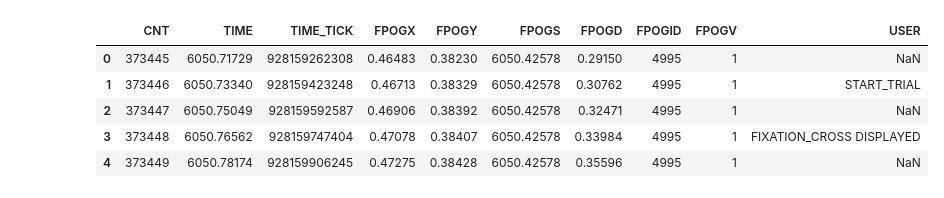
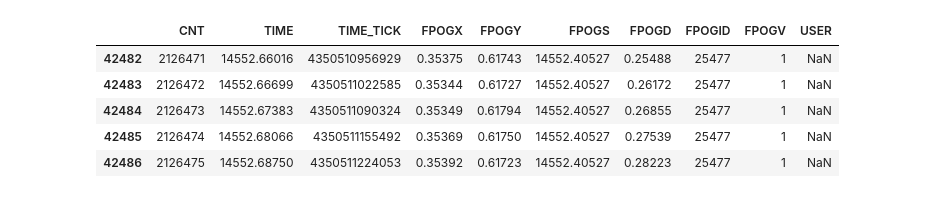
Before and after one commit to zubairikhan/team_brownie, a Jupyter notebook: analysisV2.ipynb, the cells around one changed output. Drawn from its saved outputs; the diff is of its cells as text; code cells hidden in the pictures.

```diff
--- a/analysisV2.ipynb
+++ b/analysisV2.ipynb
@@ -181,14 +290,14 @@ for file in subject_files:
     df = df[['CNT', 'TIME', 'TIME_TICK', 'FPOGX', 'FPOGY', 'FPOGS', 'FPOGD', 'FPOGID', 'FPOGV', 'USER']]
     subjects_data.append(df)
 # %%
-subjects_data[0].head()
+subjects_data[3].tail()
 # %% [output]
 |  | CNT | TIME | TIME_TICK | FPOGX | FPOGY | FPOGS | FPOGD | FPOGID | FPOGV | USER |
-| 0 | 373445 | 6050.71729 | 928159262308 | 0.46483 | 0.38230 | 6050.42578 | 0.29150 | 4995 | 1 | NaN |
-| 1 | 373446 | 6050.73340 | 928159423248 | 0.46713 | 0.38329 | 6050.42578 | 0.30762 | 4995 | 1 | START_TRIAL |
-| 2 | 373447 | 6050.75049 | 928159592587 | 0.46906 | 0.38392 | 6050.42578 | 0.32471 | 4995 | 1 | NaN |
-| 3 | 373448 | 6050.76562 | 928159747404 | 0.47078 | 0.38407 | 6050.42578 | 0.33984 | 4995 | 1 | FIXATION_CROSS DISPLAYED |
-| 4 | 373449 | 6050.78174 | 928159906245 | 0.47275 | 0.38428 | 6050.42578 | 0.35596 | 4995 | 1 | NaN |
+| 42482 | 2126471 | 14552.66016 | 4350510956929 | 0.35375 | 0.61743 | 14552.40527 | 0.25488 | 25477 | 1 | NaN |
+| 42483 | 2126472 | 14552.66699 | 4350511022585 | 0.35344 | 0.61727 | 14552.40527 | 0.26172 | 25477 | 1 | NaN |
+| 42484 | 2126473 | 14552.67383 | 4350511090324 | 0.35349 | 0.61794 | 14552.40527 | 0.26855 | 25477 | 1 | NaN |
+| 42485 | 2126474 | 14552.68066 | 4350511155492 | 0.35369 | 0.61750 | 14552.40527 | 0.27539 | 25477 | 1 | NaN |
+| 42486 | 2126475 | 14552.68750 | 4350511224053 | 0.35392 | 0.61723 | 14552.40527 | 0.28223 | 25477 | 1 | NaN |
 # %%
 # list of resume names as displayed in the tsv file
 #resumes = ['qualified_pic_goodSort_female .png', 'qualified_noPic_ goodSort_female.png', 'UNQUALIFIED_NOPIC_FEMALE_GOODORDER.PNG', 'UNQUALIFIED_PIC_MALE_GOODORDER.PNG']
```
Also changed, not shown: parts of 10 cells of this notebook, 13 other files.
